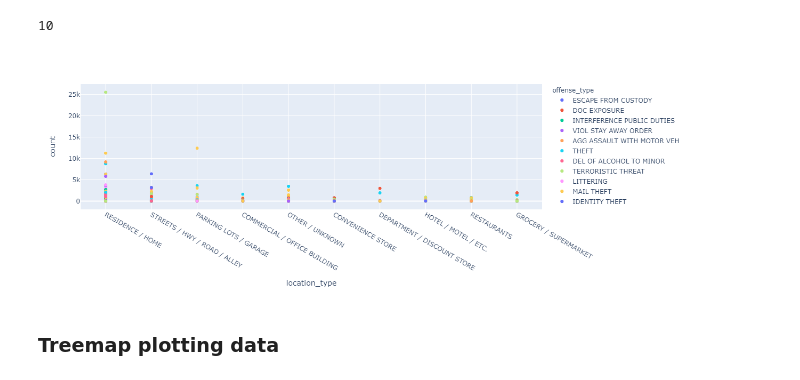
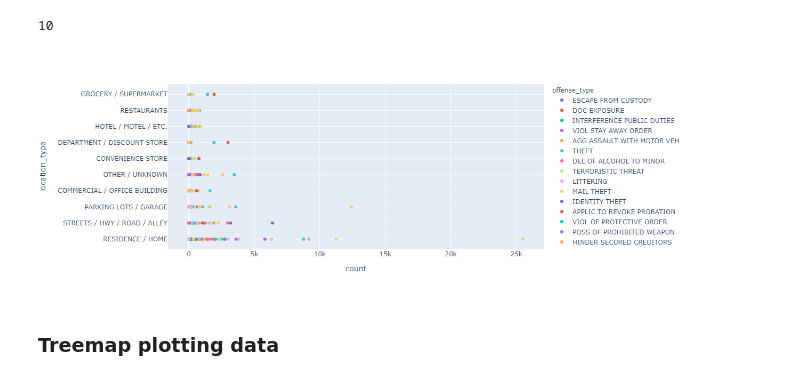
Before and after one commit to DonnieData/austin_crime_EDA, a Jupyter notebook: crime_data_EDA.ipynb, the cells around one changed output. Cells and saved outputs as stored; diff of their text form; code cells hidden in the pictures.

```diff
--- a/crime_data_EDA.ipynb
+++ b/crime_data_EDA.ipynb
@@ -215,12 +215,12 @@ offense_by_top_loc_type.location_type.nunique()
 # %% [output]
 10
 # %%
-fig = px.scatter(offense_by_top_loc_type, x='location_type', y='count', color='offense_type');
+fig = px.scatter(offense_by_top_loc_type, x='count', y='location_type', color='offense_type');
 fig.update_xaxes(showticklabels=True);
 fig.update_yaxes(showticklabels=True);
 fig.show();
 # %% [output]
-[figure, old version]
+[figure, new version]
 # %% [markdown]
 ### Treemap plotting data
 # %%
```
Also changed, not shown: 3 other files.
